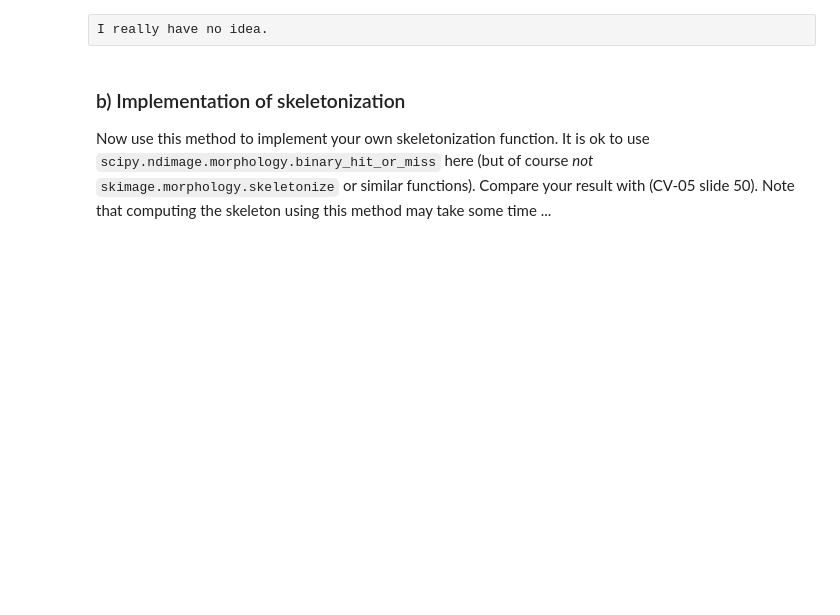
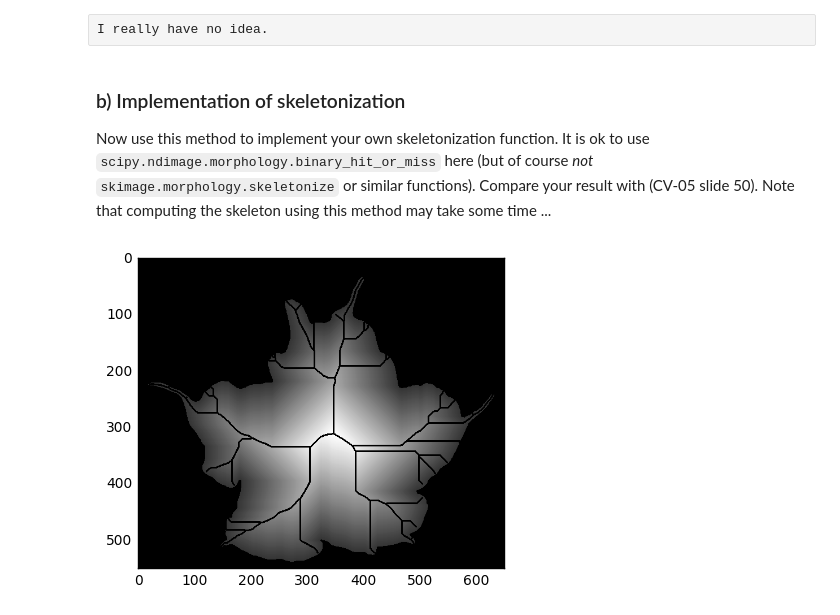
Before and after one commit to themightyoarfish/Computer-Vision, a Jupyter notebook: Exercise3/sheet03.ipynb, the cells around one changed output. Cells and saved outputs as stored; diff of their text form; code cells hidden in the pictures; blank space fills up the shorter version.

Commit message:
Fix skeletonization

```diff
--- a/Exercise3/sheet03.ipynb
+++ b/Exercise3/sheet03.ipynb
@@ -255,44 +255,69 @@ def my_skeletonize(img):
     """
 
     # no idea why this works  ̄\_(ツ)_/ ̄
-    # these are the elements from the slides
+    # these are the elements from the slides. Don't care are 0s, meaning
+    # whatever the image at such a location is, it does not matter. We need to
+    # form the complementary kernels by hand since the Don't cares would
+    # otherwise be set to 1
     element1 = np.array(
+                [[0,0,1],
+                 [0,1,1],
+                 [0,0,1]])
+    element1_c = np.array(
+                [[1,0,0],
+                 [1,0,0],
+                 [1,0,0]])
+    element2 = np.array(
                 [[0,1,1],
                  [0,1,1],
-                 [0,1,1]])
-    element2 = np.array(
-                [[1,1,1],
-                 [0,1,1],
-                 [0,0,1]])
+                 [0,0,0]])
+    element2_c = np.array(
+                [[0,0,0],
+                 [1,0,0],
+                 [1,1,0]])
     elements = [
             element1,
             np.fliplr(element1),
             element1.T,
             np.flipud(element1.T),
             element2,
             np.fliplr(element2.T),
             np.fliplr(element2),
             element2.T
         ]
 
+    elements_c = [
+            element1_c,
+            np.fliplr(element1_c),
+            element1_c.T,
+            np.flipud(element1_c.T),
+            element2_c,
+            np.fliplr(element2_c.T),
+            np.fliplr(element2_c),
+            element2_c.T
+        ]
+
     # this iteratively removes the pieces of the image for which the structuring
     # element hits (why does it work #clueless)
     skeleton = img.copy()
     while True:
         last = skeleton
-        for structuring_element in elements:
+        for (s1, s2) in zip(elements, elements_c):
             # this computes parts we can erase
-            hm = morph.binary_hit_or_miss(skeleton, structuring_element)
+            hm = morph.binary_hit_or_miss(skeleton, s1, s2)
             skeleton = skeleton & ~hm  # and not X removes X's elements from img
         if np.all(skeleton == last): # end if nothing more to erase
             break
     return skeleton
+
 
 
 img = plt.imread("engelstrompete.png") > 0
 skel = my_skeletonize(img)
 result = morph.distance_transform_cdt(img, metric = 'taxicab') + 50*img
 result[morph.binary_dilation(skel)] = 0
 plt.gray()
 plt.imshow(result)
 plt.show()
+# %% [output]
+[figure, added]
```
Also changed, not shown: 1 other file.
